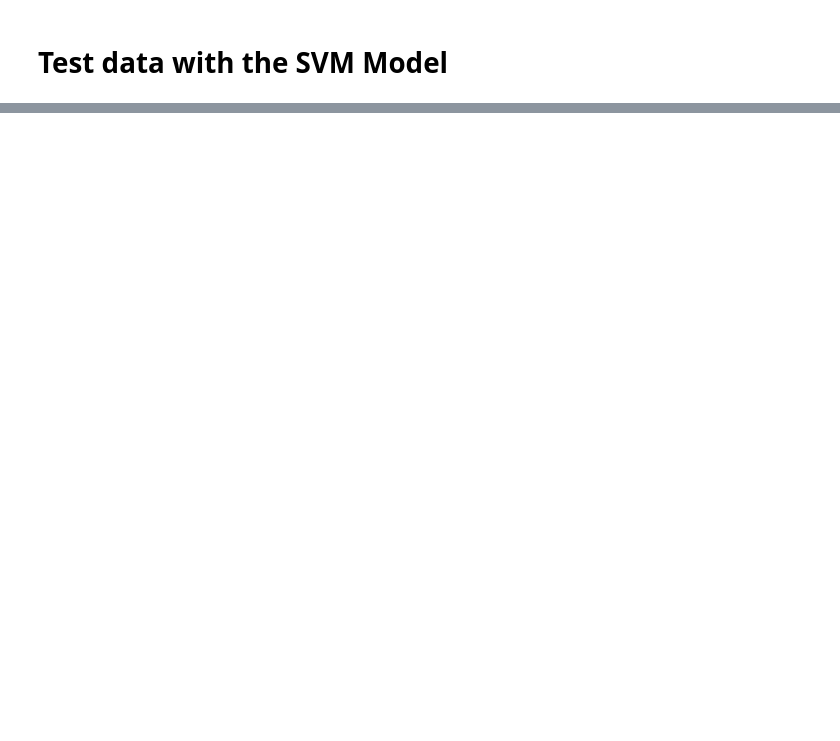
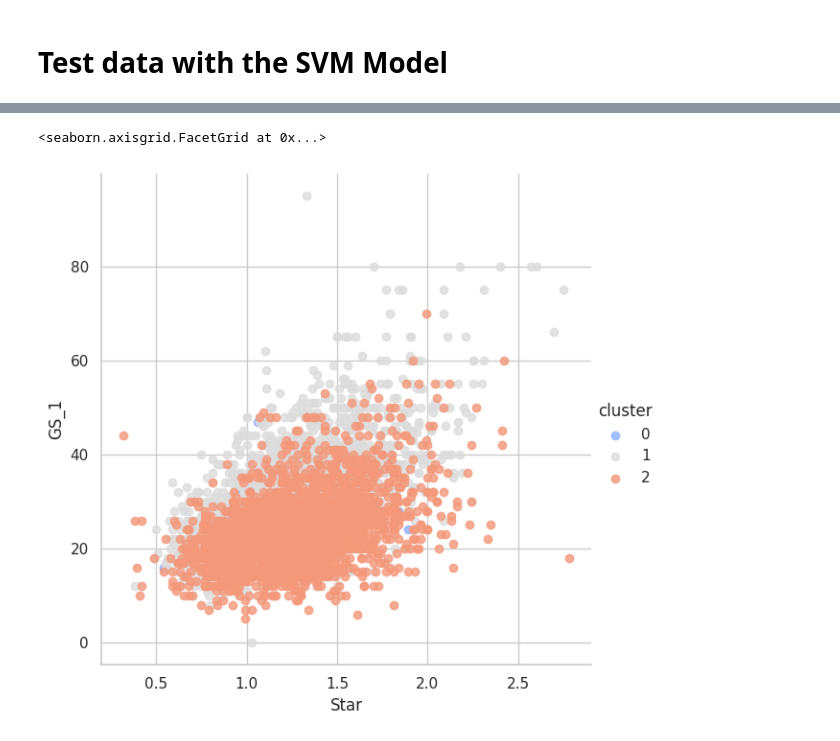
Before and after one commit to akutayaydin/Medical-Sarcopenia-Model, a Jupyter notebook: Sarcopenia_Model_vfinal.ipynb, the cells around one changed output, grey strips where cells are left out. Drawn from its saved outputs; the diff is of its cells as text; code cells hidden in the pictures; blank space fills up the shorter version.

```diff
--- a/Sarcopenia_Model_vfinal.ipynb
+++ b/Sarcopenia_Model_vfinal.ipynb
@@ -1301,0 +1227,10 @@ weighted avg       0.78      0.80      0.74       823
+# %%
+import pandas as pd
+import numpy as np
+from matplotlib import pyplot as plt
+import seaborn as sns
+
+sns.set() # Set the default seaborn theme/styles
+%matplotlib inline
+
+plt.rcParams['figure.figsize'] = (12,6) # Set the default figure size
@@ -1301,0 +1257,6 @@ weighted avg       0.78      0.80      0.74       823
+# %%
+df_analyze = cleaned_df[['Age','BMI']]
+df_analyze = cleaned_df[['MMSE', 'Age', 'Weight', 'Height', 'Waist', 'Hip', 'Smoking', 'Smoking_Packets_Per_Year',
+    'DM', 'DM_Duration', 'Insulin', 'Dyslipidemia', 'Dyslipidemia_Duration', 'KAH',
+    'KAH_Duration', 'Hipotiroidi', 'ASTIM', 'KOAH', 'HT', 'HT_Duration', 'N_HT',
+    '1HT_Duration', 'AT', 'CST', 'GS', 'GS_1', 'Star', 'BMI', 'OP']]
@@ -1301,0 +1305,3 @@ weighted avg       0.78      0.80      0.74       823
+# %%
+kmeans = KMeans(n_clusters = 3)
+kmeans.fit(df_analyze)
@@ -1301,0 +1343,2 @@ weighted avg       0.78      0.80      0.74       823
+# %%
+df_analyze['cluster'] = kmeans.labels_
@@ -1301,0 +1380,6 @@ weighted avg       0.78      0.80      0.74       823
+# %%
+sns.set_style('whitegrid')
+sns.lmplot(x = 'Star',y = 'GS_1', data=df_analyze, hue= 'cluster', palette = 'coolwarm', height = 6, aspect =1, fit_reg = False)
+# %% [output]
+<seaborn.axisgrid.FacetGrid at 0x...>
+[figure, added]
```
Also changed, not shown: parts of 29 cells of this notebook.
